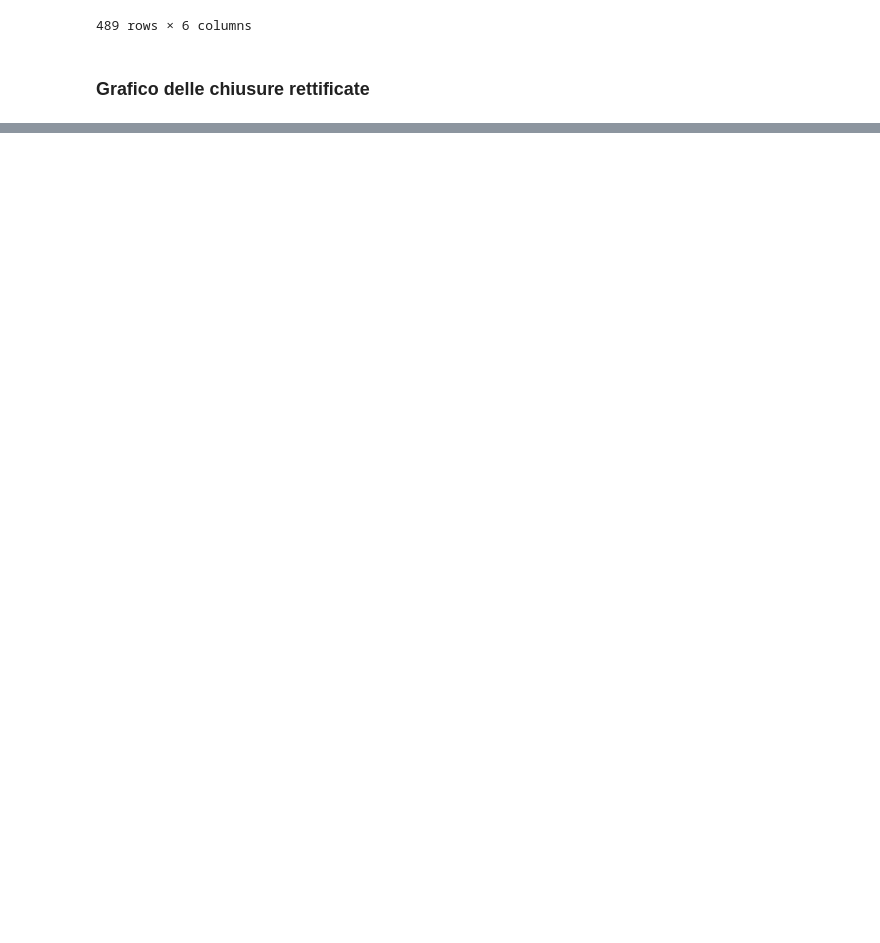
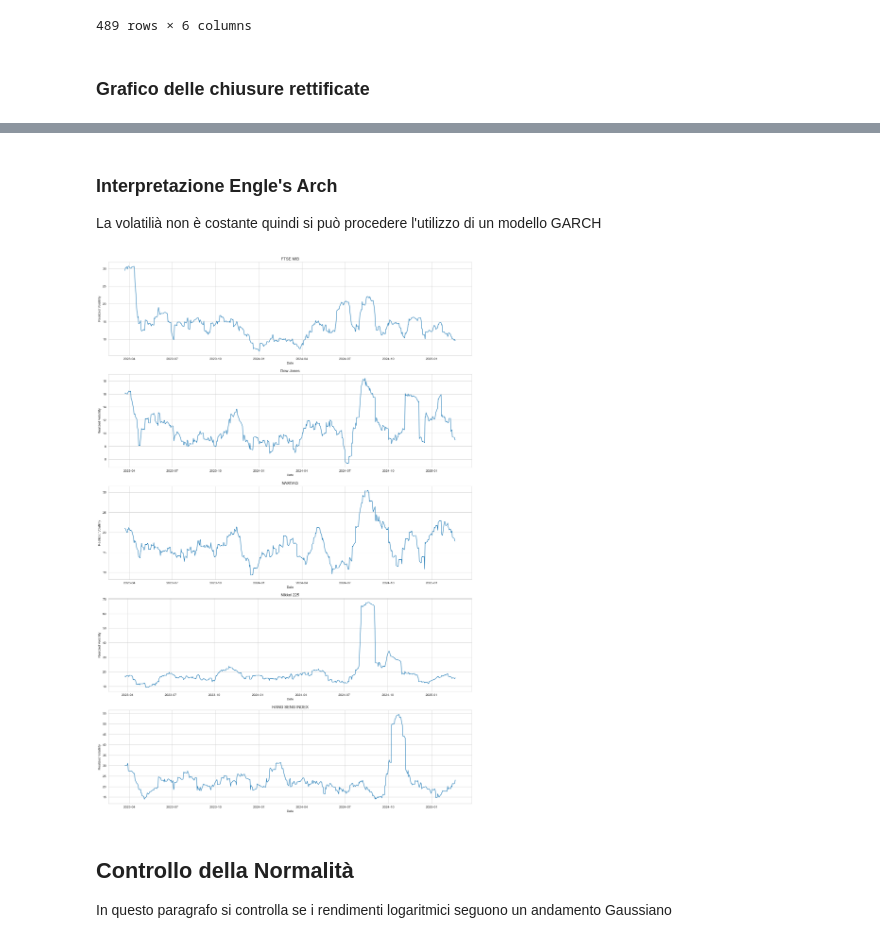
Before and after one commit to Dissan97/MSPMF_project, a Jupyter notebook: project.ipynb, the cells around one changed output, grey strips where cells are left out. Saved outputs shown, nothing was run; the diff lists cells and outputs as text; code cells hidden in the pictures; blank space fills up the shorter version.

```diff
--- a/project.ipynb
+++ b/project.ipynb
@@ -346,0 +673,16 @@ multi_plot_in_row(dfs=dfs_log_ret, plot_names=injector.get_indexes_names())
+# %% [markdown]
+### Interpretazione Engle's Arch
+La volatilià non è costante quindi si può procedere l'utilizzo di un modello GARCH
+# %%
+volatilities = []
+for index in injector.indexes:
+    df = pd.DataFrame((index.get_df_by_name(im.LOG_RETURN_PERCENTAGE).rolling(window=21).std() * np.sqrt(252)).dropna())
+    df.columns = ['Realized Volatility']
+    volatilities.append(df)
+volatilities
+multi_plot_in_row(dfs=volatilities, plot_names=injector.get_indexes_names(), info="Realized Volatility")
+# %% [output]
+[figure, added]
+# %% [markdown]
+## Controllo della Normalità
+In questo paragrafo si controlla se i rendimenti logaritmici seguono un andamento Gaussiano
```
Also changed, not shown: parts of 58 cells of this notebook, 6 other files.
